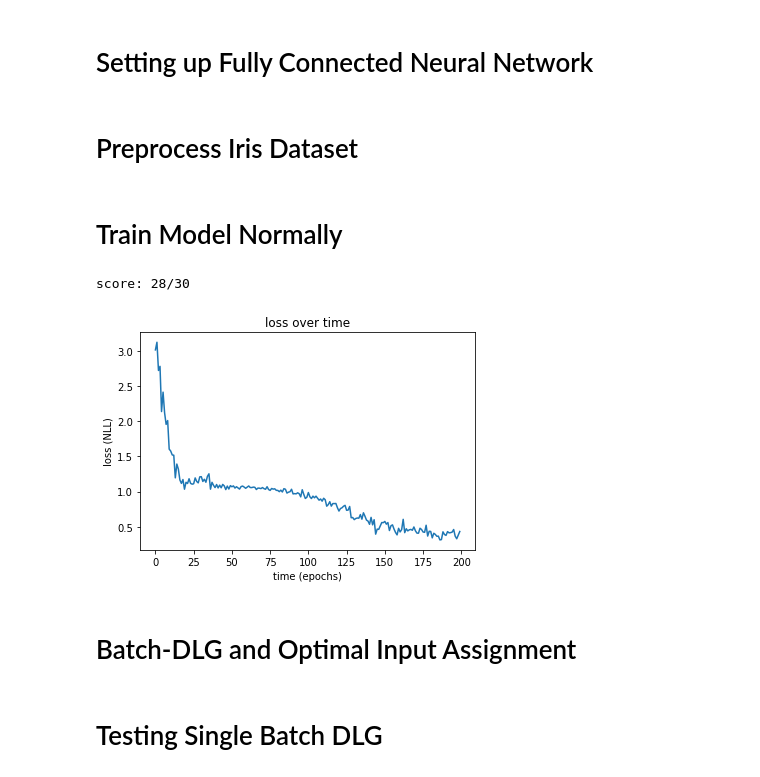
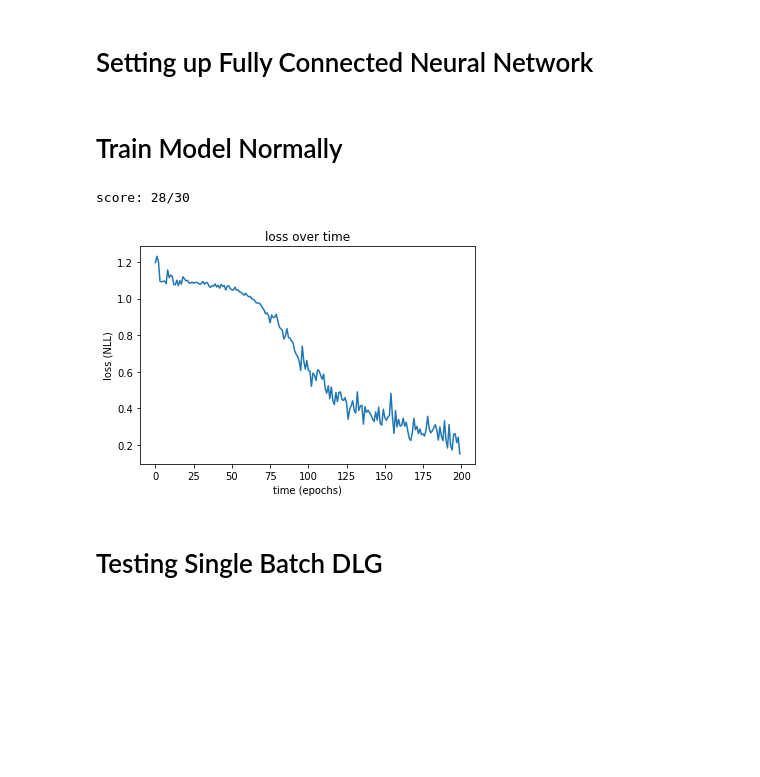
Before and after one commit to mgozon/DLG-UROP, a Jupyter notebook: Batch_DLG_Evolution_Iris_Dataset.ipynb, the cells around one changed output. Saved outputs shown, nothing was run; the diff lists cells and outputs as text; code cells hidden in the pictures; blank space fills up the shorter version.

```diff
--- a/Batch_DLG_Evolution_Iris_Dataset.ipynb
+++ b/Batch_DLG_Evolution_Iris_Dataset.ipynb
@@ -58,13 +82,13 @@ class FcNet(nn.Module):
         super(FcNet, self).__init__()
         act = nn.Sigmoid
         self.body = nn.Sequential(
-            nn.Linear(4, 100),
+            nn.Linear(input_dim, 100),
             act(),
             nn.Linear(100, 100),
             act(),
             nn.Linear(100, 100),
             act(),
-            nn.Linear(100, 3),
+            nn.Linear(100, output_dim),
             nn.Softmax(dim=1),
         )
 
@@ -82,5 +106,3 @@ def weights_init(m):
 net = FcNet().to(device)
 net.apply(weights_init)
 criterion = cross_entropy_for_onehot
-# %% [markdown]
-# Preprocess Iris Dataset
@@ -100,34 +109,2 @@ test_data = scaled_data[test_indices]; test_target = dst.target[test_indices]
 # %% [markdown]
 # Train Model Normally
-# %%
-# train NN without running batch dlg
-# Note: converges sometimes to near-optimal predictions
-def train_net_Adam(train_data, train_target, batch_size = 32, epochs = 100):
-    losses = []
-    train_dst_len = train_data.shape[0]
-    optimizer = torch.optim.Adam(net.parameters(), lr=0.001, weight_decay=1e-5) # regularizer may not be necessary
-    for epoch in range(epochs):
-        optimizer.zero_grad()
-
-        rand_subset = list(RandomSampler(range(train_dst_len), num_samples=batch_size))
-        gt_data = torch.tensor(train_data[rand_subset]).to(device)
-        gt_label = torch.tensor(train_target[rand_subset]).to(device)
-        gt_onehot_label = label_to_onehot(gt_label, num_classes=3)
-
-        output = net(gt_data.float())
-        loss = criterion(output, gt_onehot_label)
-        loss.backward()
-
-        optimizer.step()
-
-        #batch_accuracy = torch.sum(torch.eq(torch.argmax(output, dim=1), gt_label)) / batch_size
-        #accuracies.append(batch_accuracy)
-        losses.append(loss.detach().clone())
-
-    return losses
-
-def test_net(test_data, test_target):
-    test_dst_len = test_data.shape[0]
-    pred = net(torch.tensor(test_data).float())
-    correct = torch.sum(torch.eq(torch.argmax(pred, dim=1), torch.tensor(test_target)))
-    print(f'score: {correct}/{test_dst_len}')
@@ -163,18 +111,16 @@ def train_net_LBFGS(train_data, train_target, batch_size = 16, epochs = 100):
 # %%
 # note that parameters batch_size and epochs are tuned to yield a more accurate model
 net.apply(weights_init)
 batch_size = 32 # this affects the smoothness of the loss graph
 epochs = 200
-losses = train_net_Adam(train_data, train_target, batch_size, epochs)
-test_net(test_data, test_target)
+losses = train_net_Adam(net, criterion, device, train_data, train_target, output_dim, batch_size, epochs)
+test_net(net, test_data, test_target)
 
 plt.plot(list(range(epochs)), losses)
 plt.title('loss over time')
 plt.xlabel('time (epochs)')
 plt.ylabel('loss (NLL)')
 plt.show()
 # %% [output]
 score: 28/30
-[figure, old version]
+[figure, new version]
-# %% [markdown]
-# Batch-DLG and Optimal Input Assignment
```
Also changed, not shown: parts of 26 cells of this notebook.
